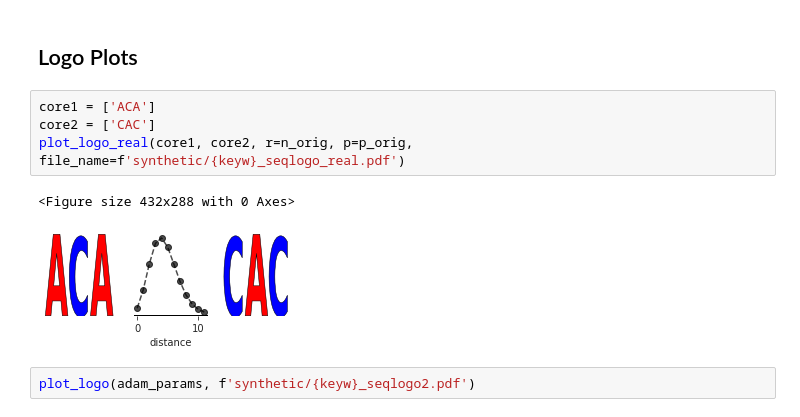
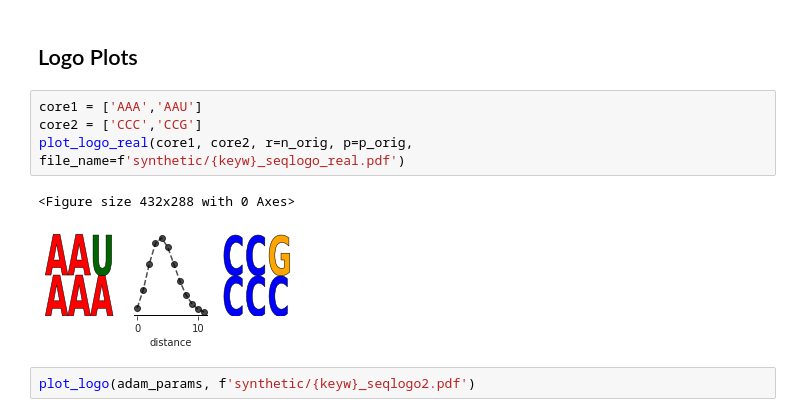
Before and after one commit to soedinglab/bmf-paper, a Jupyter notebook: synthetic_data_analysis.ipynb, the cells around one changed output. Saved outputs shown, nothing was run; the diff lists cells and outputs as text.

```diff
--- a/synthetic_data_analysis.ipynb
+++ b/synthetic_data_analysis.ipynb
@@ -229,12 +229,12 @@ number of files: 10
 # %% [markdown]
 ## Logo Plots
 # %%
-core1 = ['ACA']
-core2 = ['CAC']
+core1 = ['AAA','AAU']
+core2 = ['CCC','CCG']
 plot_logo_real(core1, core2, r=n_orig, p=p_orig, file_name=f'synthetic/{keyw}_seqlogo_real.pdf')
 # %% [output]
 <Figure size 432x288 with 0 Axes>
-[figure, old version]
+[figure, new version]
 # %%
 plot_logo(adam_params, f'synthetic/{keyw}_seqlogo2.pdf')
 # %% [output]
```
Also changed, not shown: parts of 1 cell of this notebook, 1 other file.
